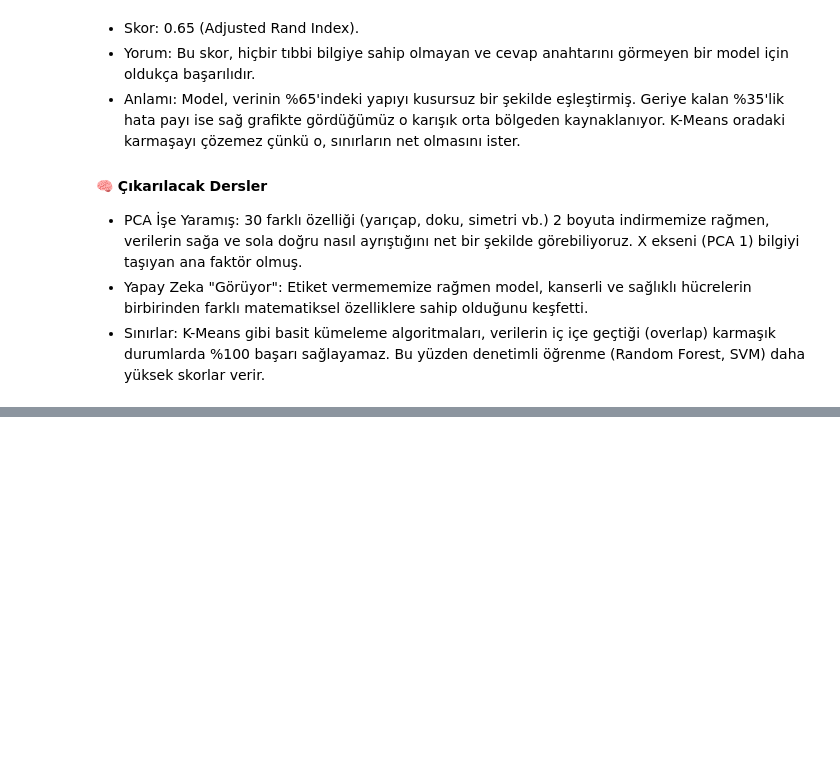
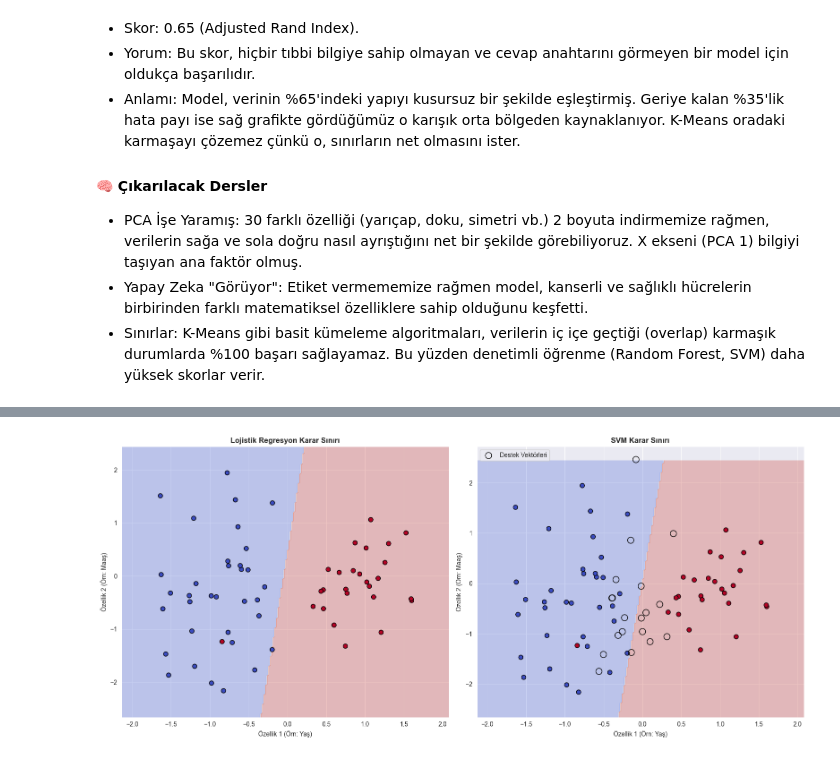
Before and after one commit to MelihKotman/Python-Data-Science-Learnings-With-Doc, a Jupyter notebook: Self-Learnings/learning_lab.ipynb, the cells around one changed output, grey strips where cells are left out. Drawn from its saved outputs; the diff is of its cells as text; code cells hidden in the pictures; blank space fills up the shorter version.

```diff
--- a/Self-Learnings/learning_lab.ipynb
+++ b/Self-Learnings/learning_lab.ipynb
@@ -928,0 +952,100 @@ Kümeleme Başarı Skoru (Adjusted Rand Index): 0.65
+# %%
+# SVM ve Lojistik Regresyon Karşılaştırması
+
+# Gerekli kütüphaneleri "alet çantamıza" alalım.
+import numpy as np                                  # Matematiksel işlemler için
+import matplotlib.pyplot as plt                     # Grafik çizimi için
+from sklearn.datasets import make_classification    # Kendi "sahte" veri setimizi oluşturmak için
+from sklearn.linear_model import LogisticRegression # Lojistik Regresyon modeli
+from sklearn.svm import SVC                         # SVM modeli
+from sklearn.model_selection import train_test_split # Veri setini eğitim ve test olarak ayırmak için
+from sklearn.preprocessing import StandardScaler    # Veriyi ölçeklendirmek için
+
+# Adım 1: Sahte Veri Seti Oluşturma
+# make_classification ile "Müşteri Satın Alma" simülasyonu yapıyoruz.
+X, y = make_classification(
+    n_samples = 200,          # Toplam 200 adet sanal müşterimiz olsun.
+    n_features = 2,           # Sadece 2 özelliğe bakalım (Yaş ve Maaş)ki 2 Boyutlu görselleştirebilelim.
+    n_informative = 2,        # Bu iki özellik de işe yarar bilgi taşısın (Gürültü olmasın).
+    n_redundant = 0,          # Gereksiz, tekrar eden sütun istemiyoruz.
+    n_clusters_per_class = 1, # Her sınıf (Alanlar/Almayanlar) tek bir öbekte toplansın, dağılmasın.
+    class_sep = 2.0,          # Gruplar birbirinden biraz ayrı olsun ki farkı net görelim.
+    random_state = 42         # Her çalıştırdığımızda aynı rastgele sayılar gelsin (Sonuç değişmesin).
+)
+
+# Adım 2: Ölçekleme (Scaling)
+
+# SVM mesafe ölçer. Eğer maaş ile yaş aynı grafikteyse
+# SVM maaşı çok büyük sanıp yaşı ihmal dışı bırakır ve ikisini eş şartta önemsemez biz bunu istemeyiz.
+scaler = StandardScaler()
+X = scaler.fit_transform(X) # Veriyi al, ortalamasını 0, standart sapmasını 1 yap.
+
+# Veriyi Eğitim (70) ve Test (30) olarak ayıralım
+# Model dersi X_train ile çalışacak ve sınavı X_test'te olacak.
+X_train, X_test, y_train, y_test = train_test_split(X, y, test_size=0.3, random_state=42)
+
+# Adım 3: Modelleri Oluşturma ve Eğitme
+# Lojistik Regresyon Modeli
+# C Parametresi: Düzenlileştirme (Regularization) gücünü belirler.
+# Küçük C = Basit model (Underfit riski), Büyük C = Karmaşık model (Overfit riski)
+# Underfitting: Model veriyi iyi öğrenememiştir.
+# Overfitting: Model veriyi ezberlemiş, yeni veride kötü performans gösterir.
+log_reg = LogisticRegression(random_state=42)
+log_reg.fit(X_train, y_train) # Lojistik Regresyonu eğit
+
+# SVM Modeli
+# kernel = "linear": "Ben dümdüz bir çizgi çizeceğim" demek. (Eğri değil)
+# C = 1.0: Hata yapmaya ne kadar tolerans göstereceği. (Standart değer)
+svm_model = SVC(kernel='linear', C=1.0, probability= True , random_state=42) # probability=True ile olasılık hesaplanır
+svm_model.fit(X_train, y_train) # SVM'i eğit
+
+# Adım 4: Karar Sınırlarını Görselleştirme
+
+# Bu fonksiyon, modelin karar sınırlarını çizer.
+def plot_decision_boundary(model, X, y, title):
+    # Çizim alanının sınırlarını belirle
+    x_min, x_max = X[:, 0].min() - 0.5, X[:, 0].max() + 0.5
+    y_min, y_max = X[:, 1].min() - 0.5, X[:, 1].max() + 0.5
+    h = 0.02 # Boyama kalemi kalınlığı (Piksel hassasiyeti)
+
+    # Tüm zemini kaplayan bir ızgara (meshgrid) oluştur
+    xx, yy = np.meshgrid(np.arange(x_min, x_max, h), np.arange(y_min, y_max, h)) # Izgara noktaları
+
+    # Modelden zemindeki HER NOKTA için tahmin iste
+    Z = model.predict(np.c_[xx.ravel(), yy.ravel()]) # Tüm noktalara tahmin yap
+    Z = Z.reshape(xx.shape) # Tahminleri ızgara şekline getir
+
+    # Zemini tahminlere göre boya (Kırmızı ve Mavi)
+    plt.contourf(xx, yy, Z, alpha=0.3, cmap='coolwarm')
+
+    # Gerçek veri noktalarını üzerine çiz
+    plt.scatter(X[:, 0], X[:, 1], c=y, edgecolors='k', cmap='coolwarm', s= 50)
+
+    # Sadece SVM için destek vektörlerini işaretle
+    if isinstance(model, SVC):
+        sv = model.support_vectors_ # Destek vektörleri
+        # Destek vektörlerini işaretle
+        plt.scatter(sv[:, 0], sv[:, 1], s=100, facecolors='none', edgecolors='k', marker='o', label='Destek Vektörleri')
+        plt.legend(loc= "upper left")
+
+    plt.title(title, fontweight='bold')
+    plt.xlabel('Özellik 1 (Örn: Yaş)')
+    plt.ylabel('Özellik 2 (Örn: Maaş)')
+
+plt.figure(figsize=(16, 7))
+
+# Lojistik Regresyon Karar Sınırı
+plt.subplot(1, 2, 1) # 1 satır 2 sütun, 1. grafik
+plot_decision_boundary(log_reg, X_test, y_test, 'Lojistik Regresyon Karar Sınırı')
+
+# SVM Karar Sınırı
+plt.subplot(1, 2, 2) # 1 satır 2 sütun, 2. grafik
+plot_decision_boundary(svm_model, X_test, y_test, 'SVM Karar Sınırı')
+
+plt.tight_layout()
+plt.show()
+
+print(f"Lojistik Regresyon Test Doğruluğu: {log_reg.score(X_test, y_test):.2f}")
+print(f"SVM Test Doğruluğu: {svm_model.score(X_test, y_test):.2f}")
+# %% [output]
+[figure, added]
```
Also changed, not shown: parts of 5 cells of this notebook.
